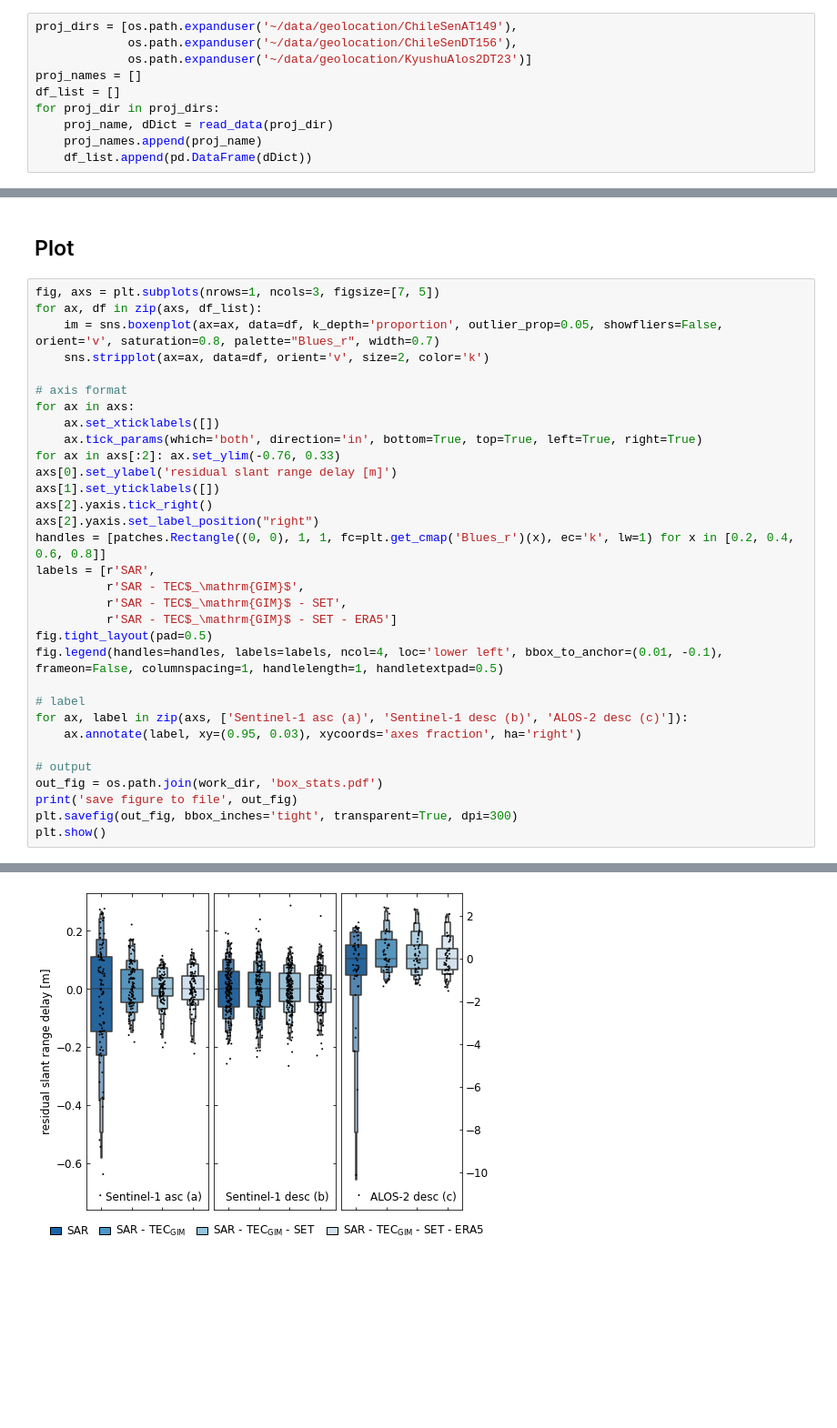
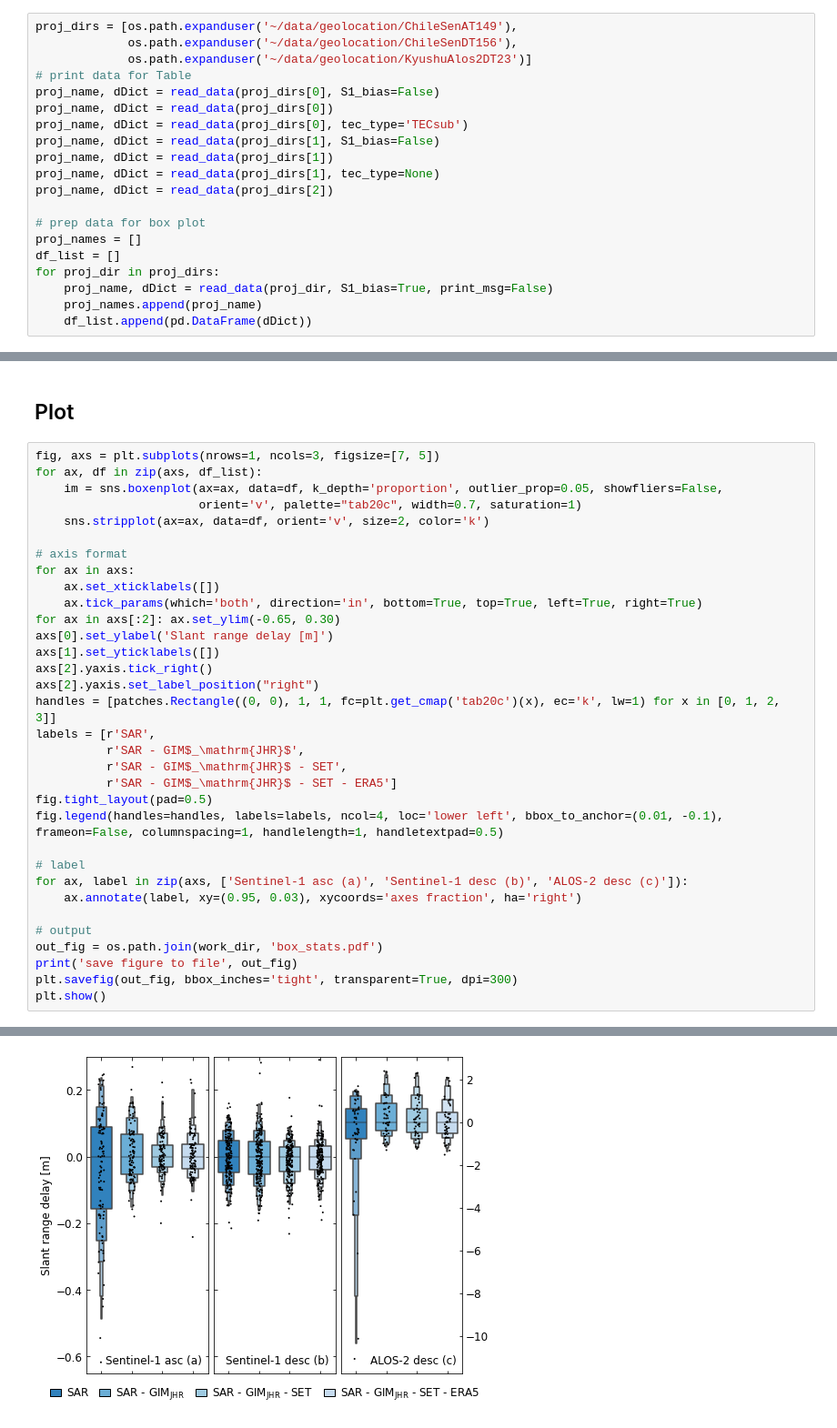
Before and after one commit to yunjunz/2022-Geolocation, a Jupyter notebook: Fig_box_stats.ipynb, the cells around one changed output, grey strips where cells are left out. Shown at 91% size. Drawn from its saved outputs; the diff is of its cells as text; blank space fills up the shorter version.

Commit message:
boxplot version 3
+ using TS after S1A/B bias correction
+ updated stats msg print for the RMSE table
+ update to the TECjhr/jlr/clr/sub HDF5 file naming conventions

```diff
--- a/Fig_box_stats.ipynb
+++ b/Fig_box_stats.ipynb
@@ -94,10 +99,20 @@ For the RMSE data
 proj_dirs = [os.path.expanduser('~/data/geolocation/ChileSenAT149'),
              os.path.expanduser('~/data/geolocation/ChileSenDT156'),
              os.path.expanduser('~/data/geolocation/KyushuAlos2DT23')]
+# print data for Table
+proj_name, dDict = read_data(proj_dirs[0], S1_bias=False)
+proj_name, dDict = read_data(proj_dirs[0])
+proj_name, dDict = read_data(proj_dirs[0], tec_type='TECsub')
+proj_name, dDict = read_data(proj_dirs[1], S1_bias=False)
+proj_name, dDict = read_data(proj_dirs[1])
+proj_name, dDict = read_data(proj_dirs[1], tec_type=None)
+proj_name, dDict = read_data(proj_dirs[2])
+
+# prep data for box plot
 proj_names = []
 df_list = []
 for proj_dir in proj_dirs:
-    proj_name, dDict = read_data(proj_dir)
+    proj_name, dDict = read_data(proj_dir, S1_bias=True, print_msg=False)
     proj_names.append(proj_name)
     df_list.append(pd.DataFrame(dDict))
 # %% [output]
@@ -124,35 +138,36 @@ KyushuAlos2DT23: RMSE / MIN / MAX
 # %%
 fig, axs = plt.subplots(nrows=1, ncols=3, figsize=[7, 5])
 for ax, df in zip(axs, df_list):
-    im = sns.boxenplot(ax=ax, data=df, k_depth='proportion', outlier_prop=0.05, showfliers=False, orient='v', saturation=0.8, palette="Blues_r", width=0.7)
+    im = sns.boxenplot(ax=ax, data=df, k_depth='proportion', outlier_prop=0.05, showfliers=False,
+                       orient='v', palette="tab20c", width=0.7, saturation=1)
     sns.stripplot(ax=ax, data=df, orient='v', size=2, color='k')
 
 # axis format
 for ax in axs:
     ax.set_xticklabels([])
     ax.tick_params(which='both', direction='in', bottom=True, top=True, left=True, right=True)
-for ax in axs[:2]: ax.set_ylim(-0.76, 0.33)
-axs[0].set_ylabel('residual slant range delay [m]')
+for ax in axs[:2]: ax.set_ylim(-0.65, 0.30)
+axs[0].set_ylabel('Slant range delay [m]')
 axs[1].set_yticklabels([])
 axs[2].yaxis.tick_right()
 axs[2].yaxis.set_label_position("right")
-handles = [patches.Rectangle((0, 0), 1, 1, fc=plt.get_cmap('Blues_r')(x), ec='k', lw=1) for x in [0.2, 0.4, 0.6, 0.8]]
+handles = [patches.Rectangle((0, 0), 1, 1, fc=plt.get_cmap('tab20c')(x), ec='k', lw=1) for x in [0, 1, 2, 3]]
 labels = [r'SAR',
-          r'SAR - TEC$_\mathrm{GIM}$',
-          r'SAR - TEC$_\mathrm{GIM}$ - SET',
-          r'SAR - TEC$_\mathrm{GIM}$ - SET - ERA5']
+          r'SAR - GIM$_\mathrm{JHR}$',
+          r'SAR - GIM$_\mathrm{JHR}$ - SET',
+          r'SAR - GIM$_\mathrm{JHR}$ - SET - ERA5']
 fig.tight_layout(pad=0.5)
 fig.legend(handles=handles, labels=labels, ncol=4, loc='lower left', bbox_to_anchor=(0.01, -0.1), frameon=False, columnspacing=1, handlelength=1, handletextpad=0.5)
 
 # label
 for ax, label in zip(axs, ['Sentinel-1 asc (a)', 'Sentinel-1 desc (b)', 'ALOS-2 desc (c)']):
     ax.annotate(label, xy=(0.95, 0.03), xycoords='axes fraction', ha='right')
 
 # output
 out_fig = os.path.join(work_dir, 'box_stats.pdf')
 print('save figure to file', out_fig)
 plt.savefig(out_fig, bbox_inches='tight', transparent=True, dpi=300)
 plt.show()
 # %% [output]
 save figure to file /Users/yunjunz/Papers/2021_Geolocation/figs_src/box_stats/box_stats.pdf
-[figure, old version]
+[figure, new version]
```
Also changed, not shown: parts of 2 cells of this notebook, 2 other files.
